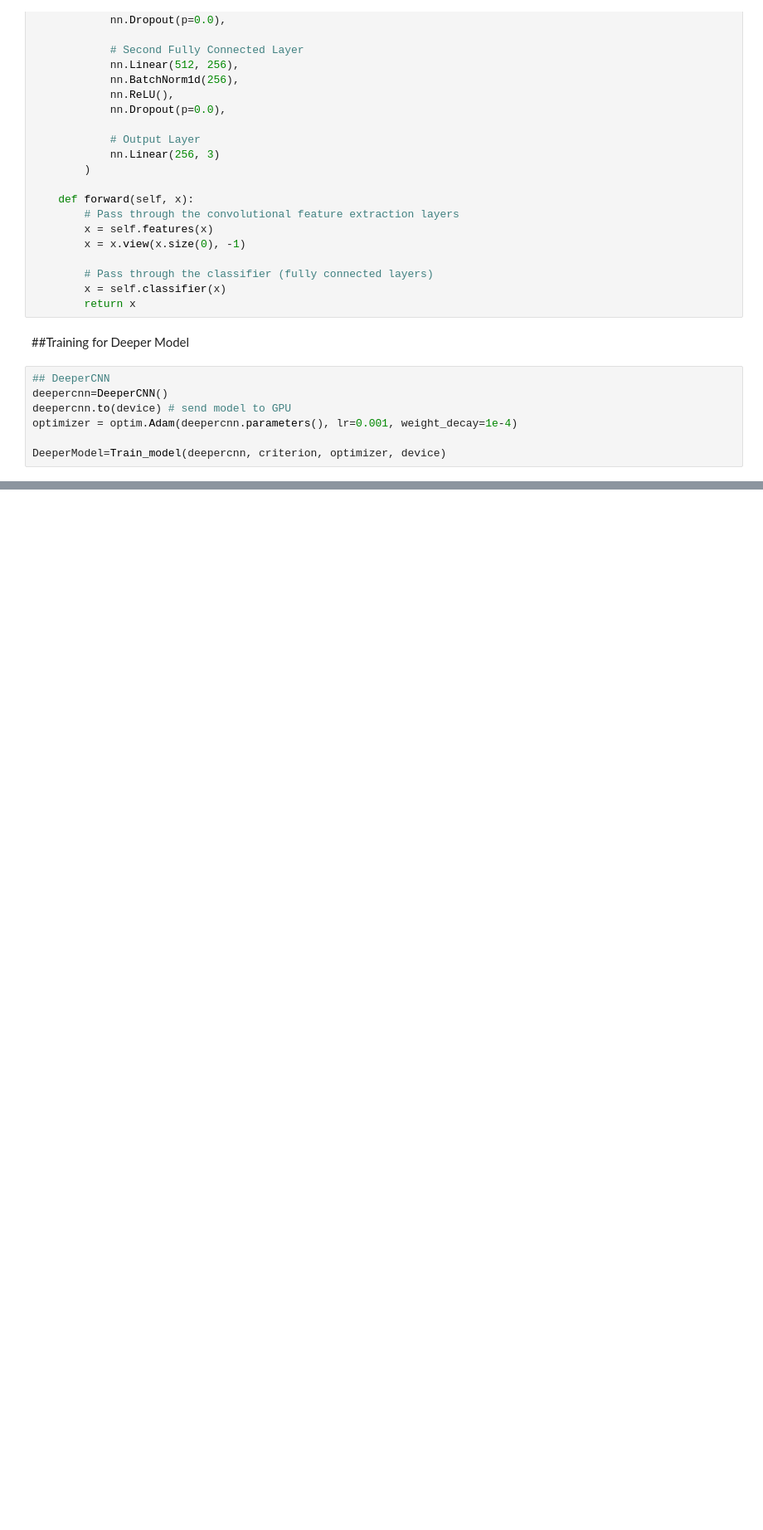
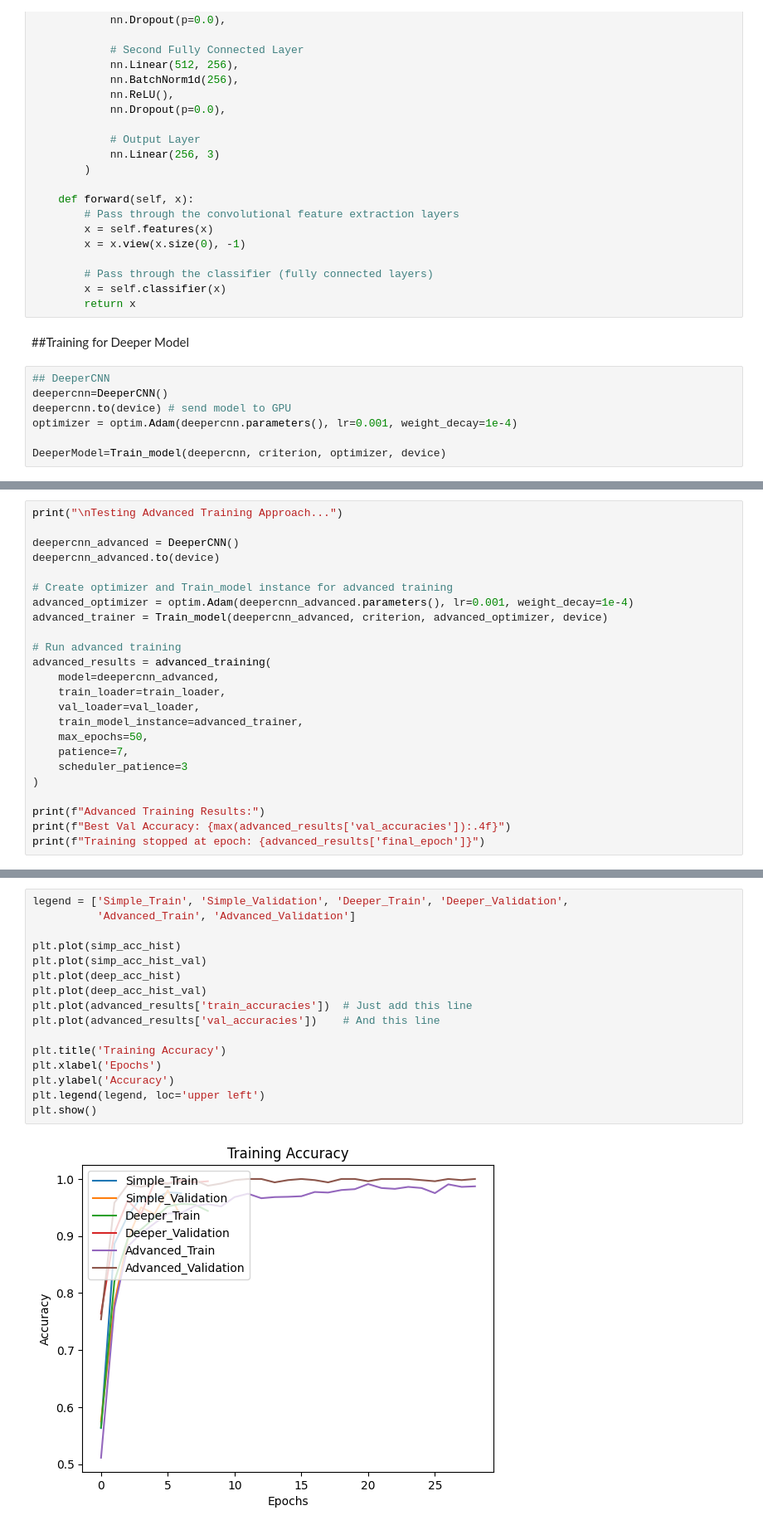
Before and after one commit to suveer-dhawan/rock-paper-scissors, a Jupyter notebook: RockPaperScissors.ipynb, the cells around one changed output, grey strips where cells are left out. Shown at 83% size. Cells and saved outputs as stored; diff of their text form; blank space fills up the shorter version.

```diff
--- a/RockPaperScissors.ipynb
+++ b/RockPaperScissors.ipynb
@@ -769,0 +889,24 @@ plt.show()
+# %%
+print("\nTesting Advanced Training Approach...")
+
+deepercnn_advanced = DeeperCNN()
+deepercnn_advanced.to(device)
+
+# Create optimizer and Train_model instance for advanced training
+advanced_optimizer = optim.Adam(deepercnn_advanced.parameters(), lr=0.001, weight_decay=1e-4)
+advanced_trainer = Train_model(deepercnn_advanced, criterion, advanced_optimizer, device)
+
+# Run advanced training
+advanced_results = advanced_training(
+    model=deepercnn_advanced,
+    train_loader=train_loader,
+    val_loader=val_loader,
+    train_model_instance=advanced_trainer,
+    max_epochs=50,
+    patience=7,
+    scheduler_patience=3
+)
+
+print(f"Advanced Training Results:")
+print(f"Best Val Accuracy: {max(advanced_results['val_accuracies']):.4f}")
+print(f"Training stopped at epoch: {advanced_results['final_epoch']}")
@@ -769,0 +996,18 @@ plt.show()
+# %%
+legend = ['Simple_Train', 'Simple_Validation', 'Deeper_Train', 'Deeper_Validation',
+          'Advanced_Train', 'Advanced_Validation']
+
+plt.plot(simp_acc_hist)
+plt.plot(simp_acc_hist_val)
+plt.plot(deep_acc_hist)
+plt.plot(deep_acc_hist_val)
+plt.plot(advanced_results['train_accuracies'])  # Just add this line
+plt.plot(advanced_results['val_accuracies'])    # And this line
+
+plt.title('Training Accuracy')
+plt.xlabel('Epochs')
+plt.ylabel('Accuracy')
+plt.legend(legend, loc='upper left')
+plt.show()
+# %% [output]
+[figure, added]
```
Also changed, not shown: parts of 25 cells of this notebook.
